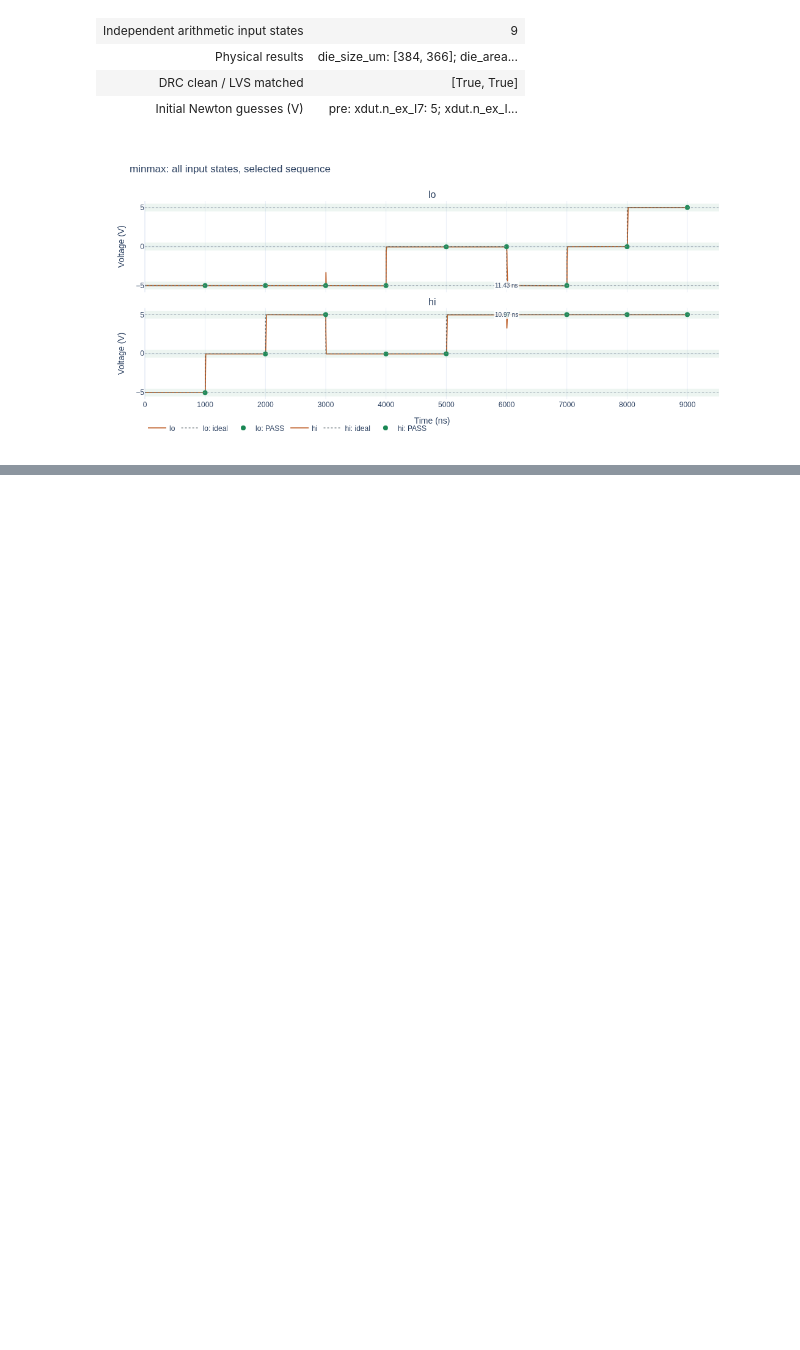
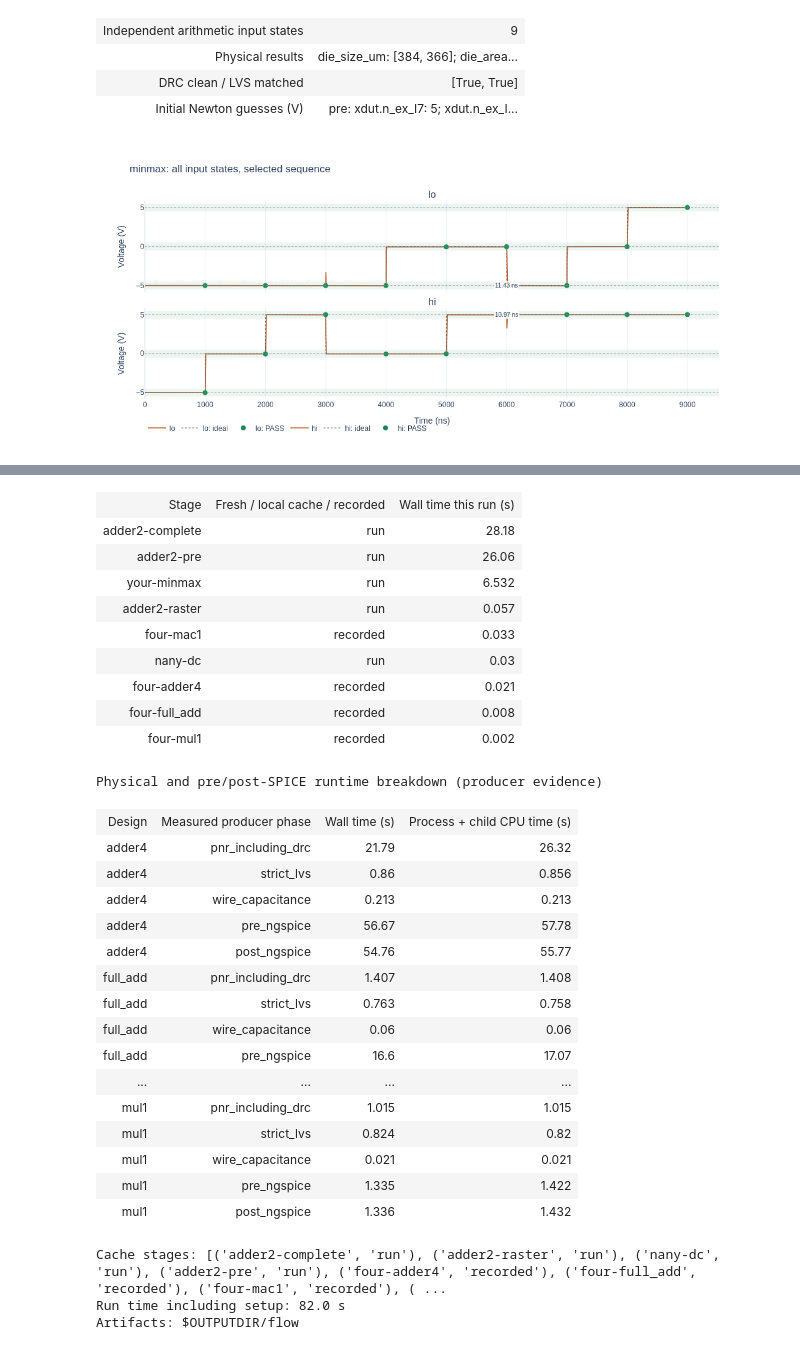
Before and after one commit to PenguinEino/tritflow, a Jupyter notebook: submission/ISSCC27/submitted_notebooks/TritFlow/tritflow_tr1um.ipynb, the cells around one changed output, grey strips where cells are left out. Saved outputs shown, nothing was run; the diff lists cells and outputs as text; code cells hidden in the pictures; blank space fills up the shorter version.

Commit message:
FRONTEND phase 10: Colab display fixes

```diff
--- a/submission/ISSCC27/submitted_notebooks/TritFlow/tritflow_tr1um.ipynb
+++ b/submission/ISSCC27/submitted_notebooks/TritFlow/tritflow_tr1um.ipynb
@@ -1240,17 +1208,3 @@ Sources: [OpenSUSI TR-1um](https://github.com/OpenSUSI/TR-1um),
 [reference cells and arithmetic](https://github.com/PenguinEino/opensusi-tr10-balanced-ternary-logic),
 [official KLayout packages](https://www.klayout.de/build.html).
 The setup pins the PDK commit and verifies SHA-256 archive/package downloads.
-# %%
-if "_tf_cells" not in globals():
-    raise RuntimeError("Run setup and imports successfully before this chapter; rerun them after any requested runtime restart.")
-with _tf_cells.running('tritflow-32', 'Chapter 9: Connect the model to a future measurement (tritflow-32)', requires=['tritflow-04', 'tritflow-07', 'tritflow-09', 'tritflow-11', 'tritflow-13', 'tritflow-15', 'tritflow-17', 'tritflow-19', 'tritflow-21', 'tritflow-23', 'tritflow-25', 'tritflow-27', 'tritflow-29', 'tritflow-30']):
-    assert (runtime_fingerprint(ROOT,PDK_ROOT,names=native_sources) == cache.fingerprint and
-            source_manifest(ROOT,PDK_ROOT,names=native_sources) == native_sources), "consumed sources changed during Run all; rerun after publication settles"
-    table([["Stage", "Fresh / local cache / recorded", "Wall time this run (s)"]]+[
-        [r["stage"],r["state"],round(r["elapsed_s"],3)] for r in sorted(cache.timings,key=lambda r:r["elapsed_s"],reverse=True)])
-    table([["Design", "Measured producer phase", "Wall time (s)", "Process + child CPU time (s)"]]+[
-        [name,stage,round(seconds,3),round(result["cpu_times_s"][stage],3)] for name,result in four_results.items()
-        for stage,seconds in result["timings_s"].items()],details="Physical and pre/post-SPICE runtime breakdown (producer evidence)")
-    print("Cache stages:", cache.events)
-    print(f"Run time including setup: {time.monotonic()-started:.1f} s")
-    print("Artifacts:", BUILD)
@@ -1287,0 +1251,45 @@ Artifacts: $OUTPUTDIR/flow
+# %%
+if "_tf_cells" not in globals():
+    raise RuntimeError("Run setup and imports successfully before this chapter; rerun them after any requested runtime restart.")
+with _tf_cells.running('tritflow-33', 'Appendix B: Verification and rerunning (tritflow-33)', requires=['tritflow-04', 'tritflow-07', 'tritflow-09', 'tritflow-11', 'tritflow-13', 'tritflow-15', 'tritflow-17', 'tritflow-19', 'tritflow-21', 'tritflow-23', 'tritflow-25', 'tritflow-27', 'tritflow-29', 'tritflow-30']):
+    assert (runtime_fingerprint(ROOT,PDK_ROOT,names=native_sources) == cache.fingerprint and
+            source_manifest(ROOT,PDK_ROOT,names=native_sources) == native_sources), "consumed sources changed during Run all; rerun after publication settles"
+    table([["Stage", "Fresh / local cache / recorded", "Wall time this run (s)"]]+[
+        [r["stage"],r["state"],round(r["elapsed_s"],3)] for r in sorted(cache.timings,key=lambda r:r["elapsed_s"],reverse=True)])
+    table([["Design", "Measured producer phase", "Wall time (s)", "Process + child CPU time (s)"]]+[
+        [name,stage,round(seconds,3),round(result["cpu_times_s"][stage],3)] for name,result in four_results.items()
+        for stage,seconds in result["timings_s"].items()],details="Physical and pre/post-SPICE runtime breakdown (producer evidence)")
+    print("Cache stages:", cache.events)
+    print(f"Run time including setup: {time.monotonic()-started:.1f} s")
+    print("Artifacts:", BUILD)
+# %% [output]
+| Stage | Fresh / local cache / recorded | Wall time this run (s) |
+| adder2-complete | run | 28.18 |
+| adder2-pre | run | 26.06 |
+| your-minmax | run | 6.532 |
+| adder2-raster | run | 0.057 |
+| four-mac1 | recorded | 0.033 |
+| nany-dc | run | 0.03 |
+| four-adder4 | recorded | 0.021 |
+| four-full_add | recorded | 0.008 |
+| four-mul1 | recorded | 0.002 |
+Physical and pre/post-SPICE runtime breakdown (producer evidence)
+| Design | Measured producer phase | Wall time (s) | Process + child CPU time (s) |
+| adder4 | pnr_including_drc | 21.79 | 26.32 |
+| adder4 | strict_lvs | 0.86 | 0.856 |
+| adder4 | wire_capacitance | 0.213 | 0.213 |
+| adder4 | pre_ngspice | 56.67 | 57.78 |
+| adder4 | post_ngspice | 54.76 | 55.77 |
+| full_add | pnr_including_drc | 1.407 | 1.408 |
+| full_add | strict_lvs | 0.763 | 0.758 |
+| full_add | wire_capacitance | 0.06 | 0.06 |
+| full_add | pre_ngspice | 16.6 | 17.07 |
+| ... | ... | ... | ... |
+| mul1 | pnr_including_drc | 1.015 | 1.015 |
+| mul1 | strict_lvs | 0.824 | 0.82 |
+| mul1 | wire_capacitance | 0.021 | 0.021 |
+| mul1 | pre_ngspice | 1.335 | 1.422 |
+| mul1 | post_ngspice | 1.336 | 1.432 |
+Cache stages: [('adder2-complete', 'run'), ('adder2-raster', 'run'), ('nany-dc', 'run'), ('adder2-pre', 'run'), ('four-adder4', 'recorded'), ('four-full_add', 'recorded'), ('four-mac1', 'recorded'), ( ...
+Run time including setup: 82.0 s
+Artifacts: $OUTPUTDIR/flow
```
Also changed, not shown: parts of 11 cells of this notebook, 6 other files.
